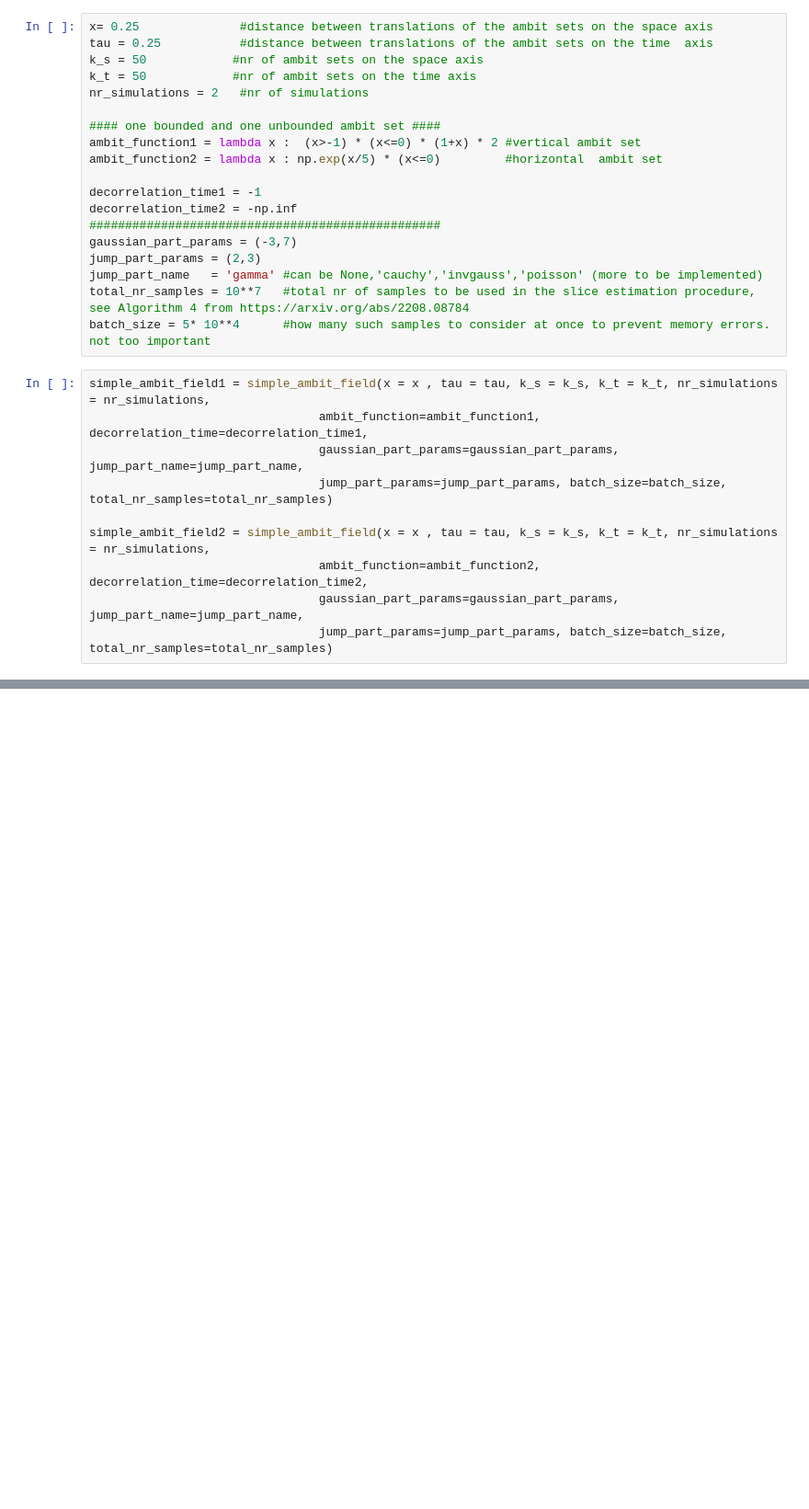
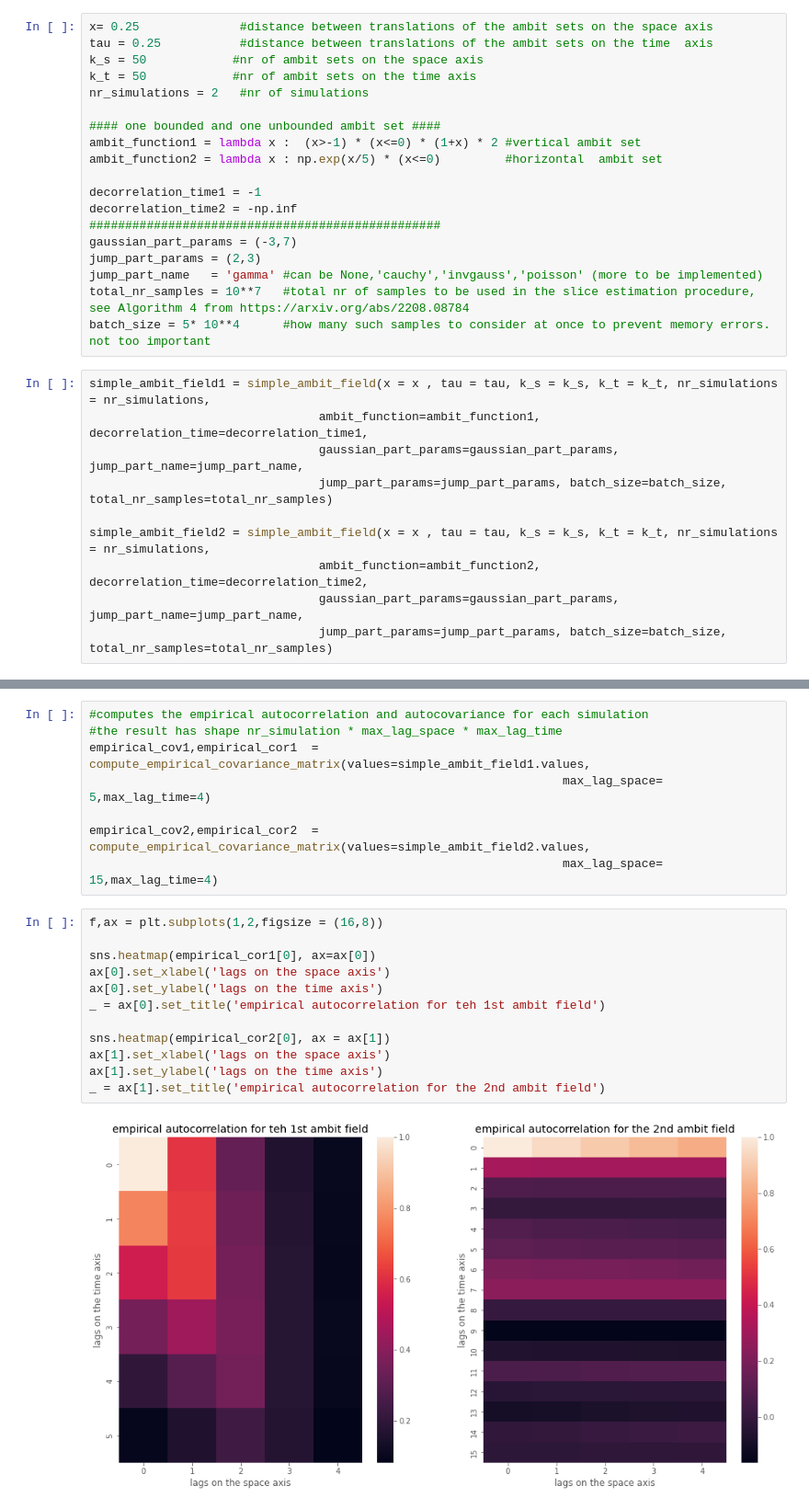
Before and after one commit to danleonte/Ambit_Stochastics, a Jupyter notebook: Simple Ambit field example usage.ipynb, the cells around one changed output, grey strips where cells are left out. Shown at 92% size. Saved outputs shown, nothing was run; the diff lists cells and outputs as text; blank space fills up the shorter version.

```diff
--- a/Simple Ambit field example usage.ipynb
+++ b/Simple Ambit field example usage.ipynb
@@ -105,0 +110,22 @@ plot_simple_ambit_field(x = x, t = tau, k_s = k_s, k_t = k_t, values = simple_am
+# %%
+#computes the empirical autocorrelation and autocovariance for each simulation
+#the result has shape nr_simulation * max_lag_space * max_lag_time
+empirical_cov1,empirical_cor1  =     compute_empirical_covariance_matrix(values=simple_ambit_field1.values,
+                                                                  max_lag_space= 5,max_lag_time=4)
+
+empirical_cov2,empirical_cor2  =     compute_empirical_covariance_matrix(values=simple_ambit_field2.values,
+                                                                  max_lag_space= 15,max_lag_time=4)
+# %%
+f,ax = plt.subplots(1,2,figsize = (16,8))
+
+sns.heatmap(empirical_cor1[0], ax=ax[0])
+ax[0].set_xlabel('lags on the space axis')
+ax[0].set_ylabel('lags on the time axis')
+_ = ax[0].set_title('empirical autocorrelation for teh 1st ambit field')
+
+sns.heatmap(empirical_cor2[0], ax = ax[1])
+ax[1].set_xlabel('lags on the space axis')
+ax[1].set_ylabel('lags on the time axis')
+_ = ax[1].set_title('empirical autocorrelation for the 2nd ambit field')
+# %% [output]
+[figure, added]
```
Also changed, not shown: parts of 11 cells of this notebook, 4 other files.
